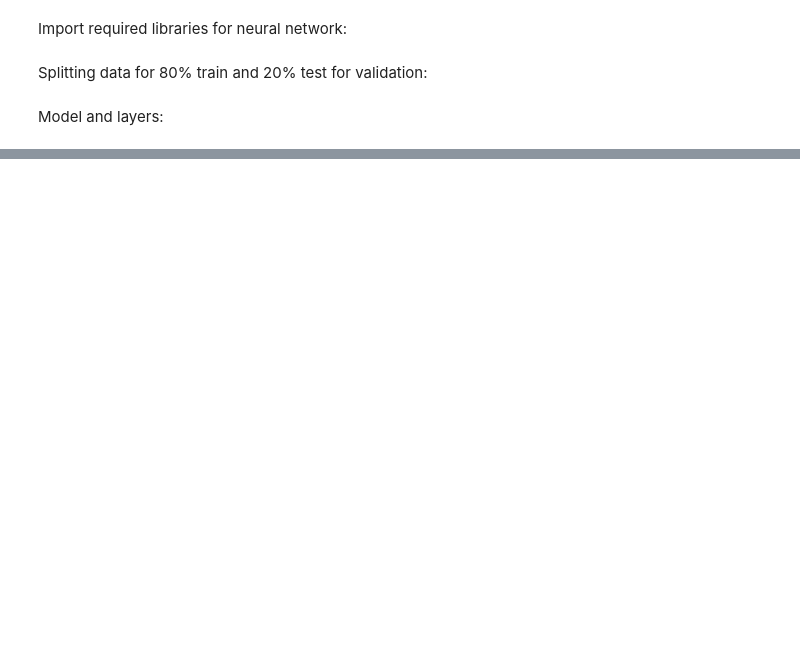
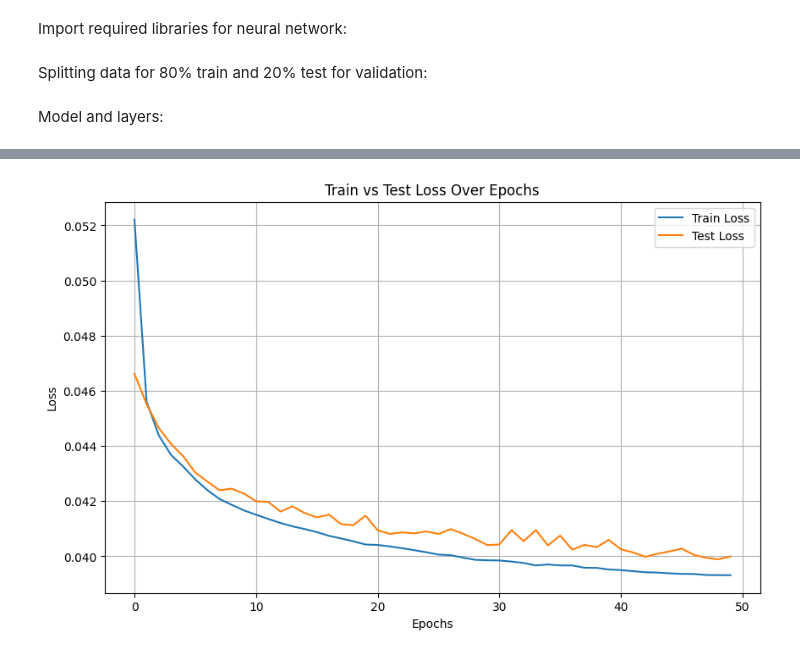
Before and after one commit to mipl5/Othello-Final-ML-Project---High-School---Michael-Polevoy-YB---1, a Jupyter notebook: backend-othello/neural_network.ipynb, the cells around one changed output, grey strips where cells are left out. Drawn from its saved outputs; the diff is of its cells as text; code cells hidden in the pictures; blank space fills up the shorter version.

```diff
--- a/backend-othello/neural_network.ipynb
+++ b/backend-othello/neural_network.ipynb
@@ -19,12 +19,12 @@ Model and layers:
 # %%
 model = models.Sequential([
     layers.Input(shape=(36,)),
-    layers.Dense(64, activation="relu"),
-    layers.Dense(32, activation="relu"),
+    layers.Dense(16, activation="relu"),
+    layers.Dense(8, activation="relu"),
     layers.Dense(1, activation="sigmoid")
 ])
 # %%
 model.compile(optimizer="adam", loss="mse", metrics=['mae'])
 # %%
-history = model.fit(X_train, y_train, epochs=100, validation_data=(X_test, y_test), batch_size=64)
+history = model.fit(X_train, y_train, epochs=50, validation_data=(X_test, y_test), batch_size=64)
 # %% [output]
@@ -37,0 +48,13 @@ KeyboardInterrupt:
+# %%
+import matplotlib.pyplot as plt
+plt.figure(figsize=(10,6))
+plt.plot(history.history['loss'], label='Train Loss')
+plt.plot(history.history['val_loss'], label='Test Loss')
+plt.title('Train vs Test Loss Over Epochs')
+plt.xlabel('Epochs')
+plt.ylabel('Loss')
+plt.legend()
+plt.grid()
+plt.show()
+# %% [output]
+[figure, added]
```
Also changed, not shown: parts of 2 cells of this notebook, 2 other files.
